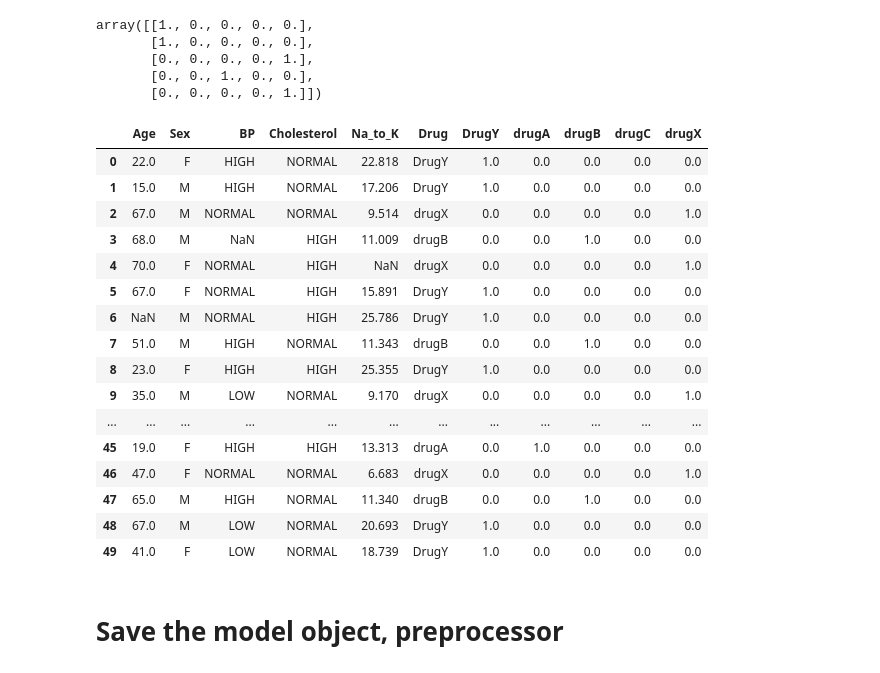
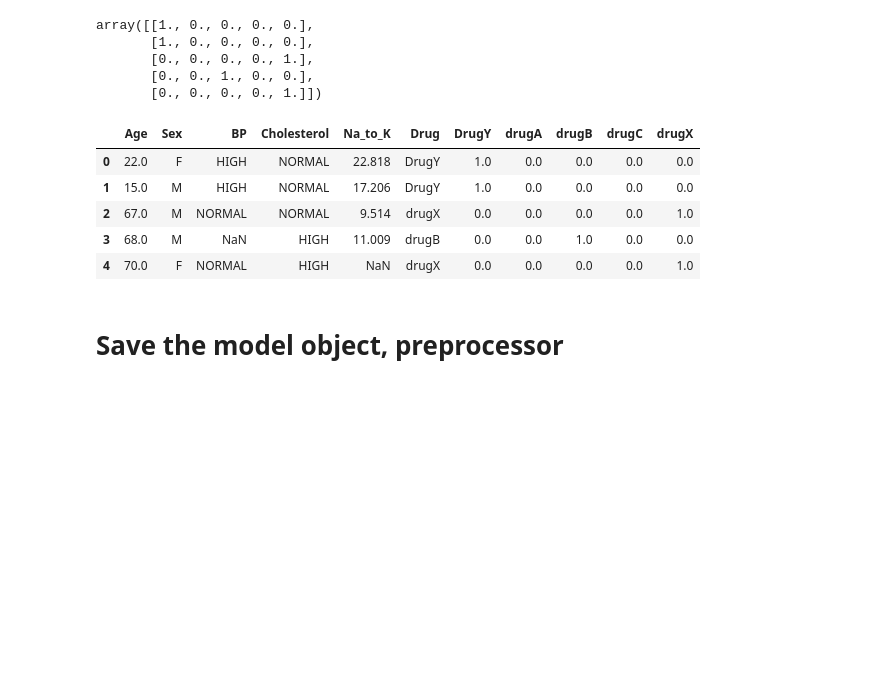
Before and after one commit to saurav13798/Machine-Learning, a Jupyter notebook: 8 Decision Tree/DecisionTreeClassifier.ipynb, the cells around one changed output. Cells and saved outputs as stored; diff of their text form; code cells hidden in the pictures; blank space fills up the shorter version.

```diff
--- a/8 Decision Tree/DecisionTreeClassifier.ipynb
+++ b/8 Decision Tree/DecisionTreeClassifier.ipynb
@@ -236,8 +252,8 @@ model.score(xtest, ytest)
 # %%
 params = {
     "max_depth" : [2, 3, 4, 5, 6],
-    "min_samples_split": [5, 6, 7, 8, 9],
-    "min_samples_leaf": [5, 6, 7, 8, 9],
+    "min_samples_split": [5, 6, 7, 8, 9, 10, 11],
+    "min_samples_leaf": [3, 4, 5, 6, 7, 8, 9],
     "criterion": ["gini", "entropy"]
 }
 # %%
@@ -245,7 +261,7 @@ from sklearn.model_selection import GridSearchCV
 # %%
 base_model = DecisionTreeClassifier()
 
-gscv = GridSearchCV(base_model, param_grid=params, cv=5, scoring="f1_macro")
+gscv = GridSearchCV(base_model, param_grid=params, cv=3, scoring="f1_macro")
 
 gscv.fit(xtrain, ytrain)
 # %% [output]
@@ -475,25 +493,14 @@ array([[1., 0., 0., 0., 0.],
 xnew["Drug"] = preds
 xnew[best_dtc.classes_] = probs
 # %%
-xnew
+xnew.head()
 # %% [output]
 |  | Age | Sex | BP | Cholesterol | Na_to_K | Drug | DrugY | drugA | drugB | drugC | drugX |
 | 0 | 22.0 | F | HIGH | NORMAL | 22.818 | DrugY | 1.0 | 0.0 | 0.0 | 0.0 | 0.0 |
 | 1 | 15.0 | M | HIGH | NORMAL | 17.206 | DrugY | 1.0 | 0.0 | 0.0 | 0.0 | 0.0 |
 | 2 | 67.0 | M | NORMAL | NORMAL | 9.514 | drugX | 0.0 | 0.0 | 0.0 | 0.0 | 1.0 |
 | 3 | 68.0 | M | NaN | HIGH | 11.009 | drugB | 0.0 | 0.0 | 1.0 | 0.0 | 0.0 |
 | 4 | 70.0 | F | NORMAL | HIGH | NaN | drugX | 0.0 | 0.0 | 0.0 | 0.0 | 1.0 |
-| 5 | 67.0 | F | NORMAL | HIGH | 15.891 | DrugY | 1.0 | 0.0 | 0.0 | 0.0 | 0.0 |
-| 6 | NaN | M | NORMAL | HIGH | 25.786 | DrugY | 1.0 | 0.0 | 0.0 | 0.0 | 0.0 |
-| 7 | 51.0 | M | HIGH | NORMAL | 11.343 | drugB | 0.0 | 0.0 | 1.0 | 0.0 | 0.0 |
-| 8 | 23.0 | F | HIGH | HIGH | 25.355 | DrugY | 1.0 | 0.0 | 0.0 | 0.0 | 0.0 |
-| 9 | 35.0 | M | LOW | NORMAL | 9.170 | drugX | 0.0 | 0.0 | 0.0 | 0.0 | 1.0 |
-| ... | ... | ... | ... | ... | ... | ... | ... | ... | ... | ... | ... |
-| 45 | 19.0 | F | HIGH | HIGH | 13.313 | drugA | 0.0 | 1.0 | 0.0 | 0.0 | 0.0 |
-| 46 | 47.0 | F | NORMAL | NORMAL | 6.683 | drugX | 0.0 | 0.0 | 0.0 | 0.0 | 1.0 |
-| 47 | 65.0 | M | HIGH | NORMAL | 11.340 | drugB | 0.0 | 0.0 | 1.0 | 0.0 | 0.0 |
-| 48 | 67.0 | M | LOW | NORMAL | 20.693 | DrugY | 1.0 | 0.0 | 0.0 | 0.0 | 0.0 |
-| 49 | 41.0 | F | LOW | NORMAL | 18.739 | DrugY | 1.0 | 0.0 | 0.0 | 0.0 | 0.0 |
 # %% [markdown]
 # Save the model object, preprocessor
 # %%
```
Also changed, not shown: parts of 13 cells of this notebook, 1 other file.
